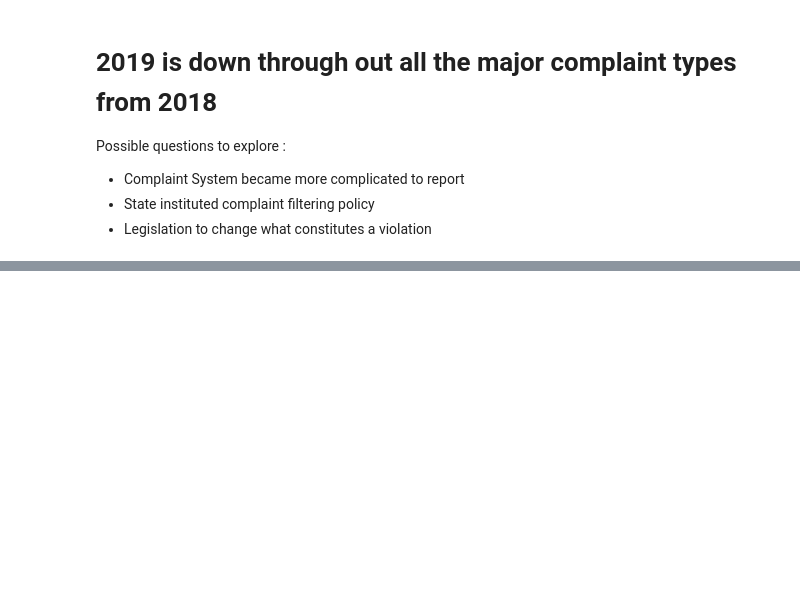
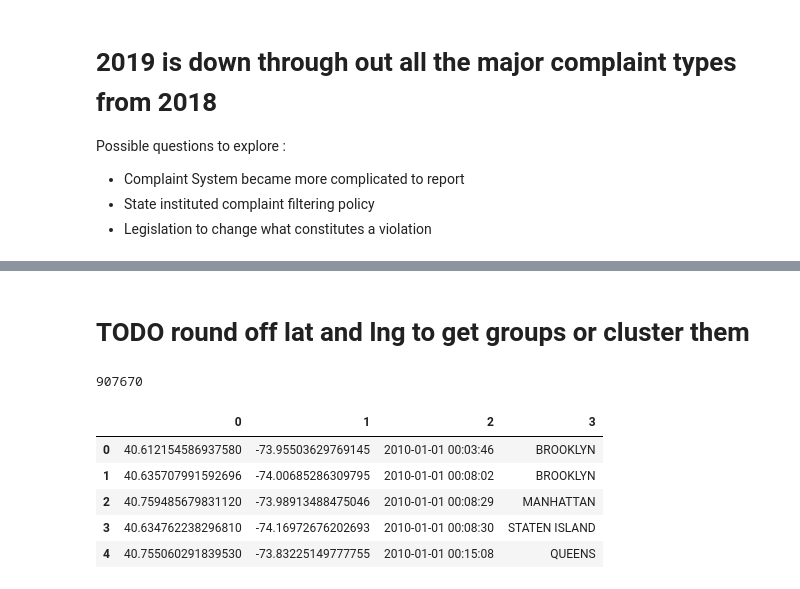
Before and after one commit to eric-freiling/new_york_311, a Jupyter notebook: Notebooks/EDA.ipynb, the cells around one changed output, grey strips where cells are left out. Saved outputs shown, nothing was run; the diff lists cells and outputs as text; code cells hidden in the pictures; blank space fills up the shorter version.

```diff
--- a/Notebooks/EDA.ipynb
+++ b/Notebooks/EDA.ipynb
@@ -270,0 +477,2 @@ Possible questions to explore :
+# %% [markdown]
+# TODO round off lat and lng to get groups or cluster them
@@ -270,0 +489,13 @@ Possible questions to explore :
+# %%
+len(grad_counts)
+# %% [output]
+907670
+# %%
+dfs[0].head()
+# %% [output]
+|  | 0 | 1 | 2 | 3 |
+| 0 | 40.612154586937580 | -73.95503629769145 | 2010-01-01 00:03:46 | BROOKLYN |
+| 1 | 40.635707991592696 | -74.00685286309795 | 2010-01-01 00:08:02 | BROOKLYN |
+| 2 | 40.759485679831120 | -73.98913488475046 | 2010-01-01 00:08:29 | MANHATTAN |
+| 3 | 40.634762238296810 | -74.16972676202693 | 2010-01-01 00:08:30 | STATEN ISLAND |
+| 4 | 40.755060291839530 | -73.83225149777755 | 2010-01-01 00:15:08 | QUEENS |
```
Also changed, not shown: parts of 27 cells of this notebook.
